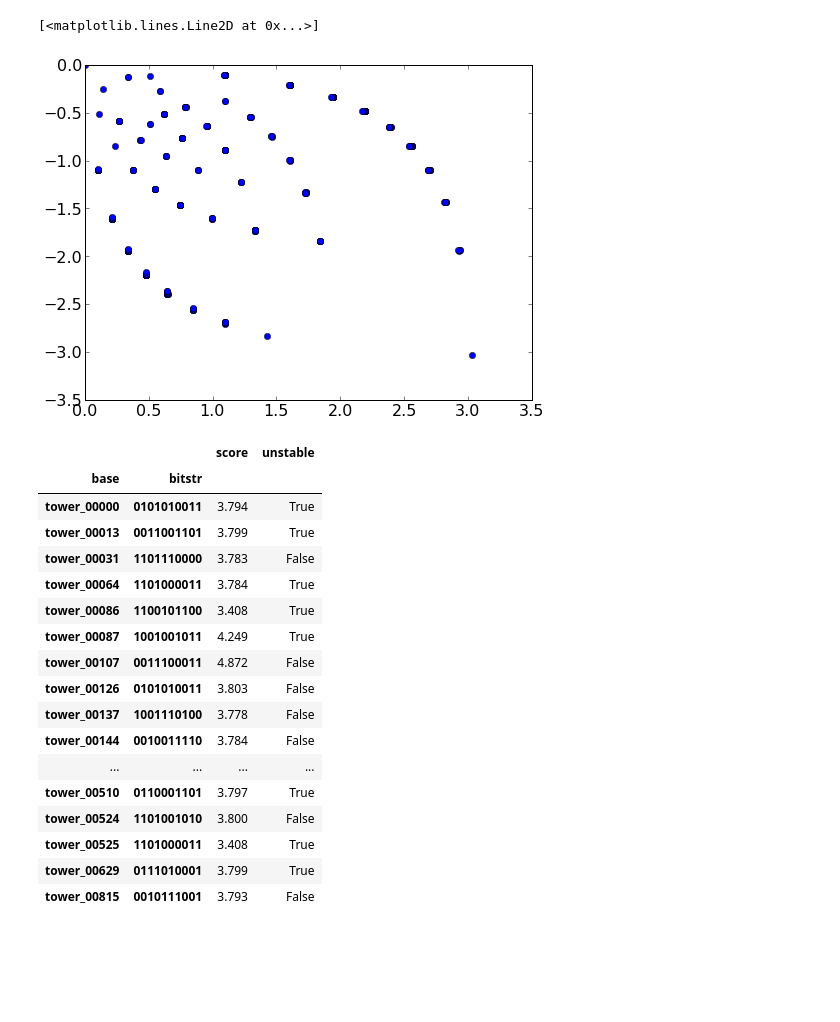
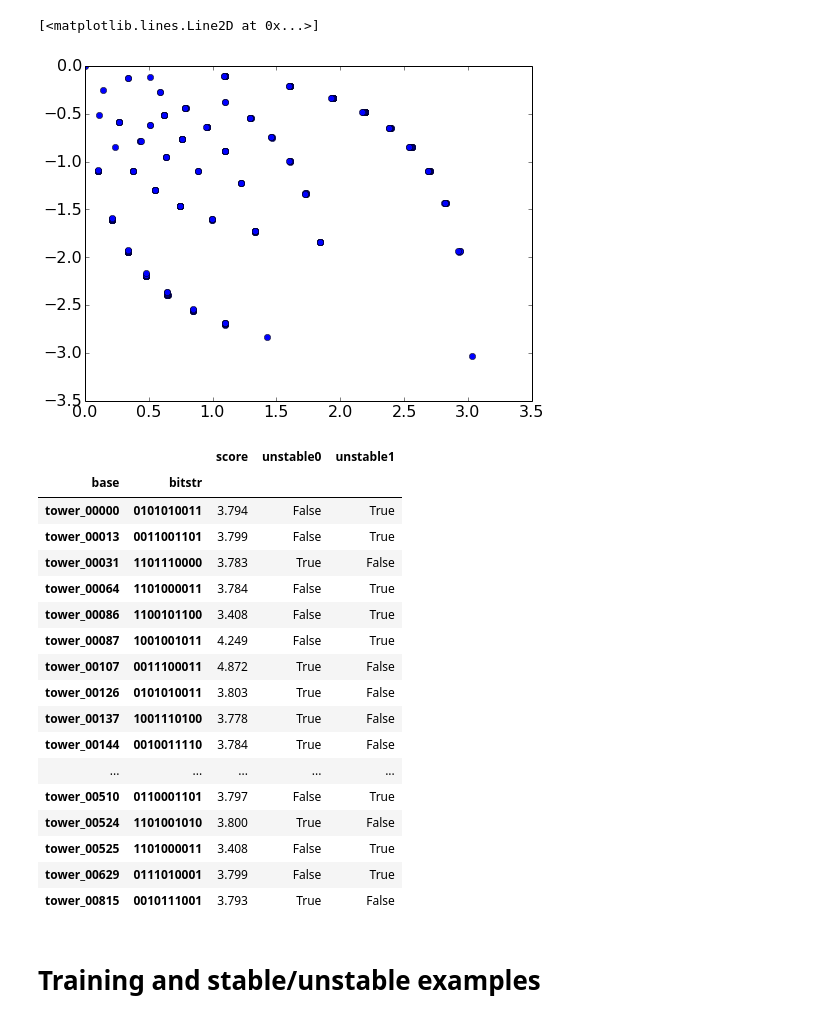
Before and after one commit to berkeley-cocosci/mass-inference, a Jupyter notebook: analysis/choose-stimuli.ipynb, the cells around one changed output. Drawn from its saved outputs; the diff is of its cells as text; code cells hidden in the pictures; blank space fills up the shorter version.

Commit message:
Choose training and example stimuli

```diff
--- a/analysis/choose-stimuli.ipynb
+++ b/analysis/choose-stimuli.ipynb
@@ -45,7 +45,7 @@ mresp = (
 sigmas = mresp.groupby(level='sigma')
 fb = ((sigmas.get_group(0) > 0)
       .reset_index(['sigma', 'phi'], drop=True)
-      .reorder_levels([1, 2, 0]))
+      .reorder_levels([1, 2, 0]))[0]
 ipe = ((sigmas.get_group(0.05) > 4)
        .reset_index(['sigma', 'phi'], drop=True)
        .reorder_levels([1, 2, 0]))
@@ -59,7 +59,7 @@ pfell = (ipe
 def compute_lh_ratios(pfell, fb):
     # convert likelihood functions and feedback to numpy arrays
     pfell_mat = np.asarray(pfell.unstack('kappa'))
-    fb_mat = np.asarray(fb[0].unstack('kappa')).astype('f8').T[:, :, None]
+    fb_mat = np.asarray(fb.unstack('kappa')).astype('f8').T[:, :, None]
 
     # evaluate likelihoods
     lh_mat = (pfell_mat * fb_mat) + ((1-pfell_mat) * (1-fb_mat))
@@ -72,7 +72,8 @@ def compute_lh_ratios(pfell, fb):
     ratios = pd.DataFrame(
 	{'diff': lh_diff,
 	 'ratio0': lh_ratio[0],
-	 'ratio1': lh_ratio[-1]},
+	 'ratio1': lh_ratio[-1],
+     },
 	index=pfell.unstack('kappa').index)
     ratios = ratios.sortlevel()
 
@@ -98,7 +121,8 @@ best.index.names = ['base', 'bitstr']
 best.sort(ascending=False)
 best = pd.DataFrame({
     'score': best,
-    'unstable': fb[0].unstack().ix[best.index][1.0]
+    'unstable0': fb.unstack().ix[best.index][-1.0],
+    'unstable1': fb.unstack().ix[best.index][1.0]
 })
 # %%
 # show a histogram of all the (valid) likelihood ratios
@@ -112,4 +136,4 @@ print
 plt.plot(ratios.ix[best.index]['ratio0'], ratios.ix[best.index]['ratio1'], 'bo')
 # %% [output]
 [<matplotlib.lines.Line2D at 0x...>]
-[figure, old version]
+[figure, new version]
@@ -116,25 +157,25 @@ plt.plot(ratios.ix[best.index]['ratio0'], ratios.ix[best.index]['ratio1'], 'bo')
 # %%
 # choose an equal number of stable and unstable stimuli
-stable = best.groupby('unstable').get_group(False)[:20]
-unstable = best.groupby('unstable').get_group(True)[:20]
+stable = best.groupby('unstable1').get_group(False)[:20]
+unstable = best.groupby('unstable1').get_group(True)[:20]
 stims = pd.concat([stable, unstable]).sortlevel()
 stims
 # %% [output]
-|  |  | score | unstable |
-| base | bitstr |  |  |
-| tower_00000 | 0101010011 | 3.794 | True |
-| tower_00013 | 0011001101 | 3.799 | True |
-| tower_00031 | 1101110000 | 3.783 | False |
-| tower_00064 | 1101000011 | 3.784 | True |
-| tower_00086 | 1100101100 | 3.408 | True |
-| tower_00087 | 1001001011 | 4.249 | True |
-| tower_00107 | 0011100011 | 4.872 | False |
-| tower_00126 | 0101010011 | 3.803 | False |
-| tower_00137 | 1001110100 | 3.778 | False |
-| tower_00144 | 0010011110 | 3.784 | False |
-| ... | ... | ... | ... |
-| tower_00510 | 0110001101 | 3.797 | True |
-| tower_00524 | 1101001010 | 3.800 | False |
-| tower_00525 | 1101000011 | 3.408 | True |
-| tower_00629 | 0111010001 | 3.799 | True |
-| tower_00815 | 0010111001 | 3.793 | False |
+|  |  | score | unstable0 | unstable1 |
+| base | bitstr |  |  |  |
+| tower_00000 | 0101010011 | 3.794 | False | True |
+| tower_00013 | 0011001101 | 3.799 | False | True |
+| tower_00031 | 1101110000 | 3.783 | True | False |
+| tower_00064 | 1101000011 | 3.784 | False | True |
+| tower_00086 | 1100101100 | 3.408 | False | True |
+| tower_00087 | 1001001011 | 4.249 | False | True |
+| tower_00107 | 0011100011 | 4.872 | True | False |
+| tower_00126 | 0101010011 | 3.803 | True | False |
+| tower_00137 | 1001110100 | 3.778 | True | False |
+| tower_00144 | 0010011110 | 3.784 | True | False |
+| ... | ... | ... | ... | ... |
+| tower_00510 | 0110001101 | 3.797 | False | True |
+| tower_00524 | 1101001010 | 3.800 | True | False |
+| tower_00525 | 1101000011 | 3.408 | False | True |
+| tower_00629 | 0111010001 | 3.799 | False | True |
+| tower_00815 | 0010111001 | 3.793 | True | False |
@@ -156,0 +190,2 @@ apply_style(new_paths, 'mass_colors', rso=rso)
+# %% [markdown]
+# Training and stable/unstable examples
```
Also changed, not shown: parts of 13 cells of this notebook.
